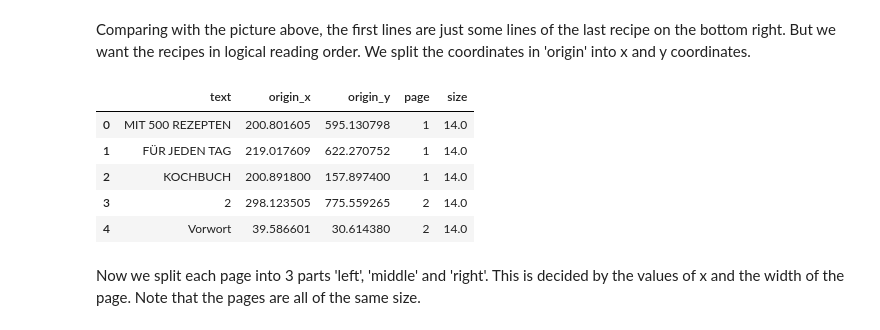
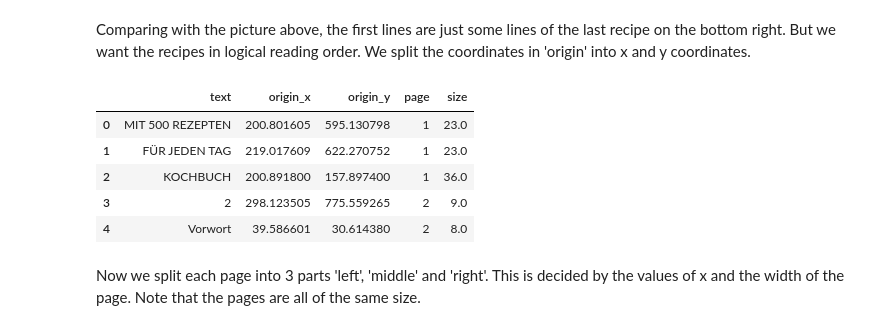
Before and after one commit to danih02/RAG-Pipeline-with-Google-OpenAI-Studio---Getting-recipes-from-German-Cookbook, a Jupyter notebook: RAG_Pipeline_with_Google_OpenAI_Studio_Getting_recipes_from_German_Cookbook.ipynb, the cells around one changed output. Saved outputs shown, nothing was run; the diff lists cells and outputs as text; code cells hidden in the pictures.

```diff
--- a/RAG_Pipeline_with_Google_OpenAI_Studio_Getting_recipes_from_German_Cookbook.ipynb
+++ b/RAG_Pipeline_with_Google_OpenAI_Studio_Getting_recipes_from_German_Cookbook.ipynb
@@ -244,24 +228,26 @@ Comparing with the picture above, the first lines are just some lines of the las
 # %%
 import pandas as pd
 text = []
 origin_x = []
 origin_y = []
 page = []
+size = []
 for block in all_text_blocks:
     text.append(block['text'])
     origin_x.append(block['origin'][0])
     origin_y.append(block['origin'][1])
     page.append(block['page'])
+    size.append(block['size'])
 
 df = pd.DataFrame({'text' : text, 'origin_x' : origin_x, 'origin_y' : origin_y, 'page' : page, 'size' : size})
-df.head(5)
+df.head()
 # %% [output]
 |  | text | origin_x | origin_y | page | size |
-| 0 | MIT 500 REZEPTEN | 200.801605 | 595.130798 | 1 | 14.0 |
-| 1 | FÜR JEDEN TAG | 219.017609 | 622.270752 | 1 | 14.0 |
-| 2 | KOCHBUCH | 200.891800 | 157.897400 | 1 | 14.0 |
-| 3 | 2 | 298.123505 | 775.559265 | 2 | 14.0 |
-| 4 | Vorwort | 39.586601 | 30.614380 | 2 | 14.0 |
+| 0 | MIT 500 REZEPTEN | 200.801605 | 595.130798 | 1 | 23.0 |
+| 1 | FÜR JEDEN TAG | 219.017609 | 622.270752 | 1 | 23.0 |
+| 2 | KOCHBUCH | 200.891800 | 157.897400 | 1 | 36.0 |
+| 3 | 2 | 298.123505 | 775.559265 | 2 | 9.0 |
+| 4 | Vorwort | 39.586601 | 30.614380 | 2 | 8.0 |
 # %% [markdown]
 Now we split each page into 3 parts 'left', 'middle' and 'right'. This is decided by the values of x and the width of the page. Note that the pages are all of the same size.
 # %%
```
Also changed, not shown: parts of 41 cells of this notebook.
